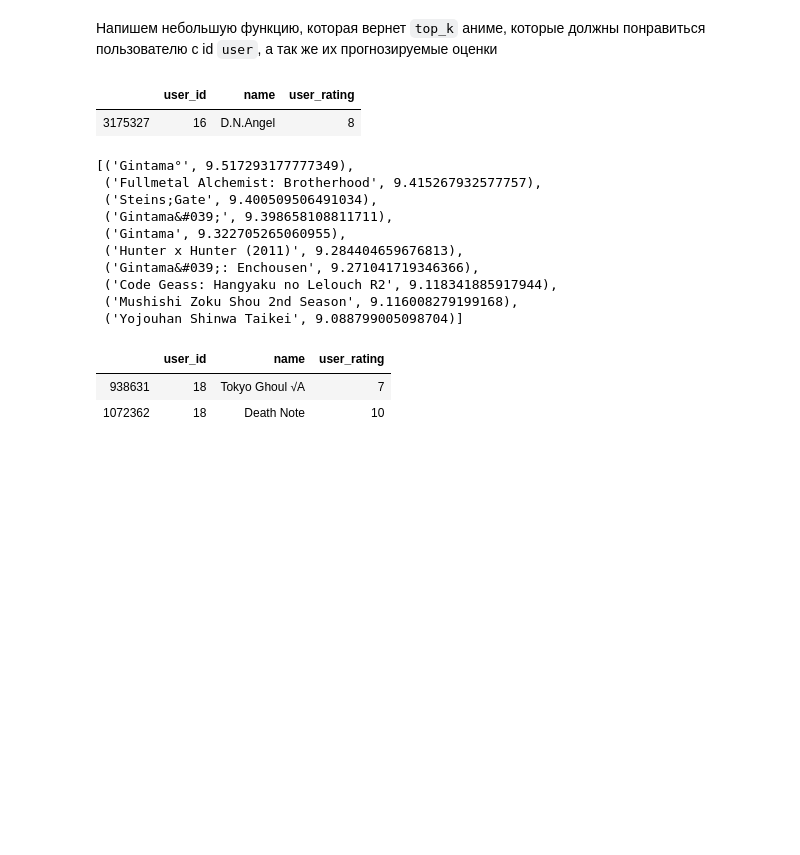
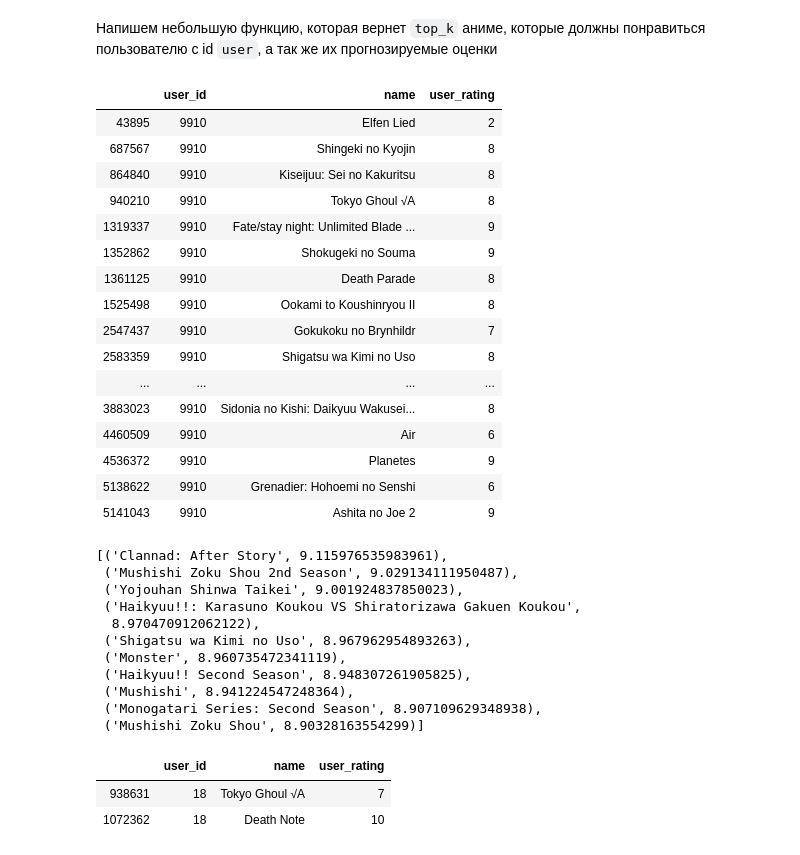
Before and after one commit to dokapoka/paper_recomm_systems, a Jupyter notebook: paper/recommendation_system_paper.ipynb, the cells around one changed output. Drawn from its saved outputs; the diff is of its cells as text; code cells hidden in the pictures; blank space fills up the shorter version.

```diff
--- a/paper/recommendation_system_paper.ipynb
+++ b/paper/recommendation_system_paper.ipynb
@@ -47,0 +79,2 @@ anime.episodes = pd.to_numeric(anime.episodes.replace('Unknown', ''), downcast='
+# %%
+anime = anime.drop(anime[anime.rating.isnull()].index, axis=0)
@@ -488,23 +547,39 @@ def line_on_baseline(user, top_k=10):
 
     return anime_to_line_on
 # %%
-dev_grby_user.get_group(16)
+dev_grby_user.get_group(9910)
 # %% [output]
 |  | user_id | name | user_rating |
-| 3175327 | 16 | D.N.Angel | 8 |
+| 43895 | 9910 | Elfen Lied | 2 |
+| 687567 | 9910 | Shingeki no Kyojin | 8 |
+| 864840 | 9910 | Kiseijuu: Sei no Kakuritsu | 8 |
+| 940210 | 9910 | Tokyo Ghoul √A | 8 |
+| 1319337 | 9910 | Fate/stay night: Unlimited Blade ... | 9 |
+| 1352862 | 9910 | Shokugeki no Souma | 9 |
+| 1361125 | 9910 | Death Parade | 8 |
+| 1525498 | 9910 | Ookami to Koushinryou II | 8 |
+| 2547437 | 9910 | Gokukoku no Brynhildr | 7 |
+| 2583359 | 9910 | Shigatsu wa Kimi no Uso | 8 |
+| ... | ... | ... | ... |
+| 3883023 | 9910 | Sidonia no Kishi: Daikyuu Wakusei... | 8 |
+| 4460509 | 9910 | Air | 6 |
+| 4536372 | 9910 | Planetes | 9 |
+| 5138622 | 9910 | Grenadier: Hohoemi no Senshi | 6 |
+| 5141043 | 9910 | Ashita no Joe 2 | 9 |
 # %%
-line_on_baseline(16)
+line_on_baseline(9910)
 # %% [output]
-[('Gintama°', 9.517293177777349),
- ('Fullmetal Alchemist: Brotherhood', 9.415267932577757),
- ('Steins;Gate', 9.400509506491034),
- ('Gintama&#039;', 9.398658108811711),
- ('Gintama', 9.322705265060955),
- ('Hunter x Hunter (2011)', 9.284404659676813),
- ('Gintama&#039;: Enchousen', 9.271041719346366),
- ('Code Geass: Hangyaku no Lelouch R2', 9.118341885917944),
- ('Mushishi Zoku Shou 2nd Season', 9.116008279199168),
- ('Yojouhan Shinwa Taikei', 9.088799005098704)]
+[('Clannad: After Story', 9.115976535983961),
+ ('Mushishi Zoku Shou 2nd Season', 9.029134111950487),
+ ('Yojouhan Shinwa Taikei', 9.001924837850023),
+ ('Haikyuu!!: Karasuno Koukou VS Shiratorizawa Gakuen Koukou',
+  8.970470912062122),
+ ('Shigatsu wa Kimi no Uso', 8.967962954893263),
+ ('Monster', 8.960735472341119),
+ ('Haikyuu!! Second Season', 8.948307261905825),
+ ('Mushishi', 8.941224547248364),
+ ('Monogatari Series: Second Season', 8.907109629348938),
+ ('Mushishi Zoku Shou', 8.90328163554299)]
 # %%
 dev_grby_user.get_group(18)
 # %% [output]
```
Also changed, not shown: parts of 33 cells of this notebook, 18 other files.
